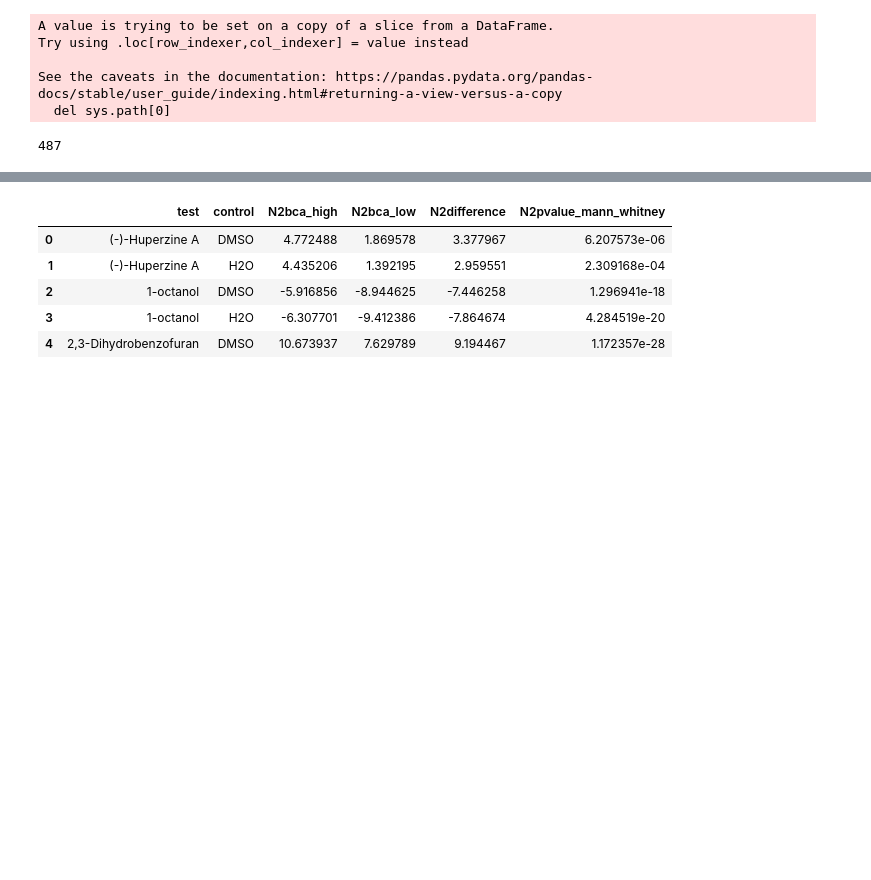
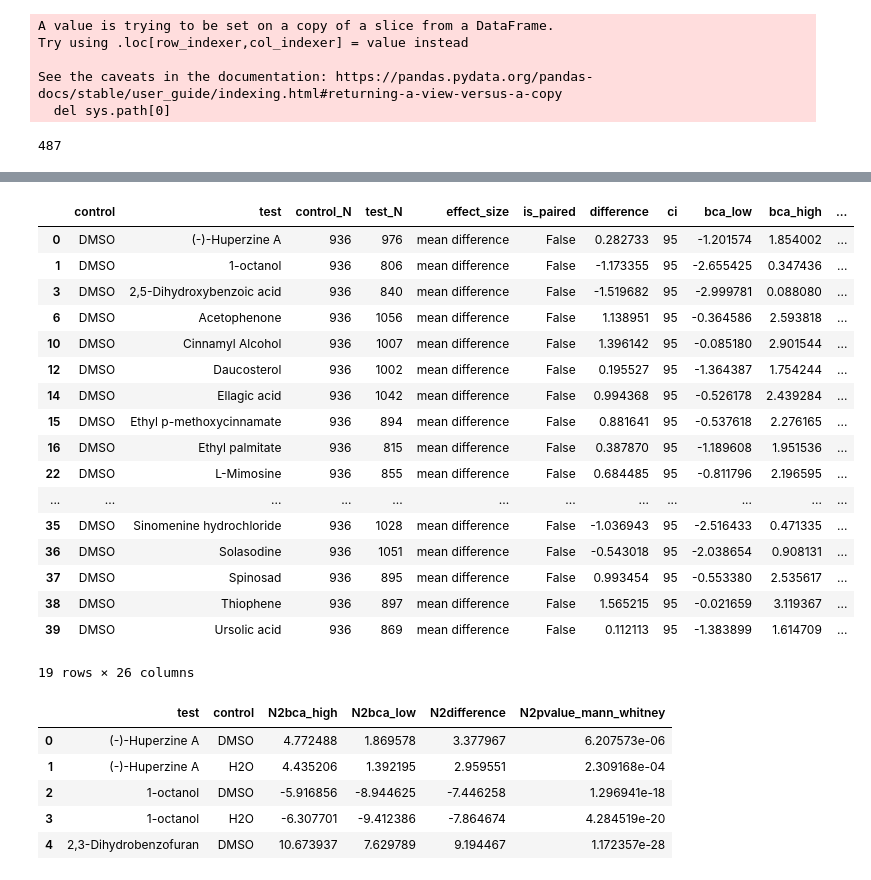
Before and after one commit to Neuroplant-Resources/Neuroplant-DataAnalysis, a Jupyter notebook: S1/Mutant_followup_analysis.ipynb, the cells around one changed output, grey strips where cells are left out. Cells and saved outputs as stored; diff of their text form; code cells hidden in the pictures; blank space fills up the shorter version.

```diff
--- a/S1/Mutant_followup_analysis.ipynb
+++ b/S1/Mutant_followup_analysis.ipynb
@@ -309,7 +309,7 @@ temp = pd.DataFrame()
 N2_all = pd.DataFrame()
 
 strains = ['PR678', 'CX10', 'GN1077']
-refs = ['DMSO', 'H2O']
+refs = ['DMSO']
 
 for s in strains:
     if s == 'CX10':
@@ -326,4 +326,4 @@ for s in strains:
         hold['Compound'] = c
         N2_all = N2_all.append(hold)
 
-N2_all.to_csv('C:/Users/Emily/Documents/S1F2/N2vMuts_mdiff.csv')
+N2_all.to_csv('C:/Users/Emily/Documents/S1F2/N2vMuts_mdiff_dmso.csv')
@@ -387,0 +407,23 @@ all_strains_wide.head()
+# %%
+cx = all_strains.loc[all_strains['Strain']=='CX10']
+cx_change = cx.loc[((cx['bca_low']<0) & (cx['bca_high']>0))]
+cx_change
+# %% [output]
+|  | control | test | control_N | test_N | effect_size | is_paired | difference | ci | bca_low | bca_high | ... |
+| 0 | DMSO | (-)-Huperzine A | 936 | 976 | mean difference | False | 0.282733 | 95 | -1.201574 | 1.854002 | ... |
+| 1 | DMSO | 1-octanol | 936 | 806 | mean difference | False | -1.173355 | 95 | -2.655425 | 0.347436 | ... |
+| 3 | DMSO | 2,5-Dihydroxybenzoic acid | 936 | 840 | mean difference | False | -1.519682 | 95 | -2.999781 | 0.088080 | ... |
+| 6 | DMSO | Acetophenone | 936 | 1056 | mean difference | False | 1.138951 | 95 | -0.364586 | 2.593818 | ... |
+| 10 | DMSO | Cinnamyl Alcohol | 936 | 1007 | mean difference | False | 1.396142 | 95 | -0.085180 | 2.901544 | ... |
+| 12 | DMSO | Daucosterol | 936 | 1002 | mean difference | False | 0.195527 | 95 | -1.364387 | 1.754244 | ... |
+| 14 | DMSO | Ellagic acid | 936 | 1042 | mean difference | False | 0.994368 | 95 | -0.526178 | 2.439284 | ... |
+| 15 | DMSO | Ethyl p-methoxycinnamate | 936 | 894 | mean difference | False | 0.881641 | 95 | -0.537618 | 2.276165 | ... |
+| 16 | DMSO | Ethyl palmitate | 936 | 815 | mean difference | False | 0.387870 | 95 | -1.189608 | 1.951536 | ... |
+| 22 | DMSO | L-Mimosine | 936 | 855 | mean difference | False | 0.684485 | 95 | -0.811796 | 2.196595 | ... |
+| ... | ... | ... | ... | ... | ... | ... | ... | ... | ... | ... | ... |
+| 35 | DMSO | Sinomenine hydrochloride | 936 | 1028 | mean difference | False | -1.036943 | 95 | -2.516433 | 0.471335 | ... |
+| 36 | DMSO | Solasodine | 936 | 1051 | mean difference | False | -0.543018 | 95 | -2.038654 | 0.908131 | ... |
+| 37 | DMSO | Spinosad | 936 | 895 | mean difference | False | 0.993454 | 95 | -0.553380 | 2.535617 | ... |
+| 38 | DMSO | Thiophene | 936 | 897 | mean difference | False | 1.565215 | 95 | -0.021659 | 3.119367 | ... |
+| 39 | DMSO | Ursolic acid | 936 | 869 | mean difference | False | 0.112113 | 95 | -1.383899 | 1.614709 | ... |
+19 rows × 26 columns
```
Also changed, not shown: parts of 8 cells of this notebook, 13 other files.
